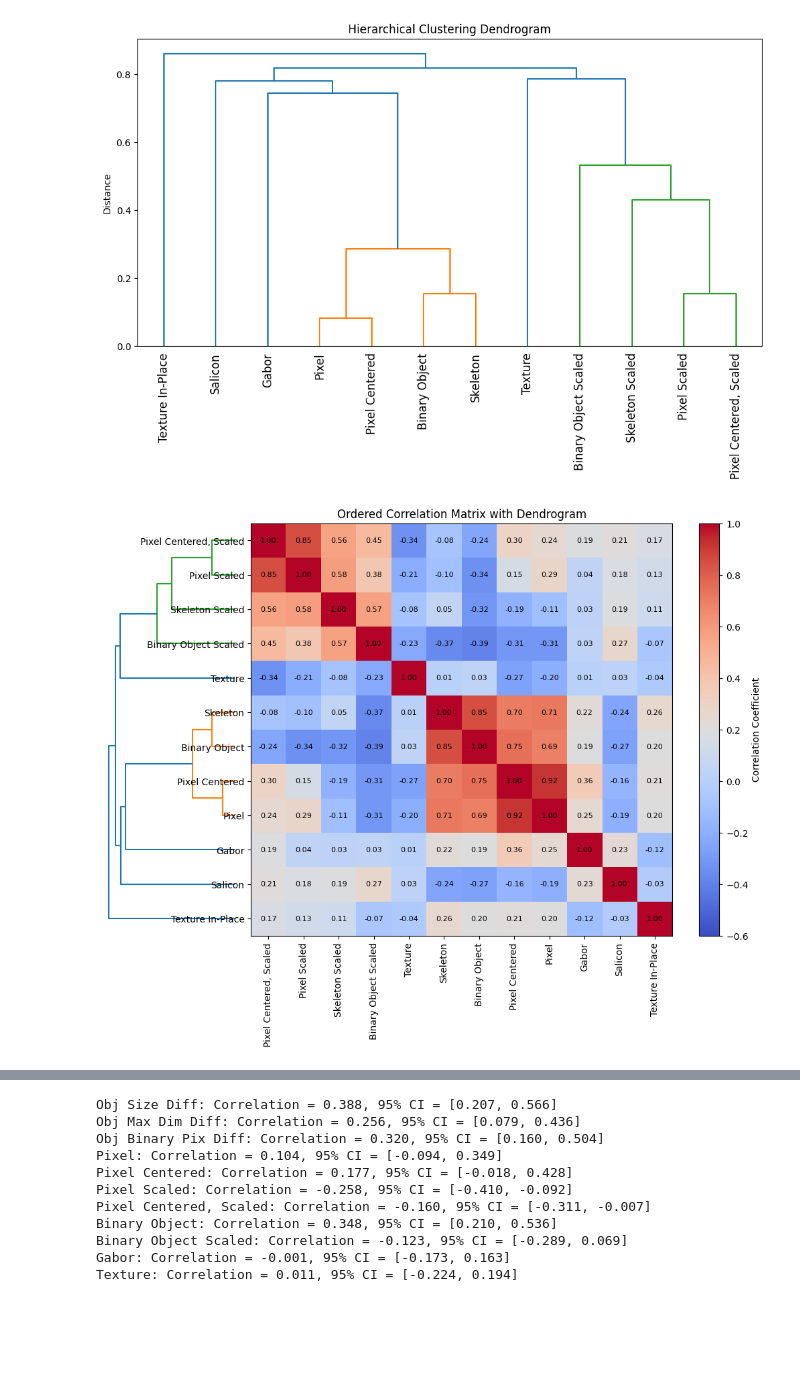
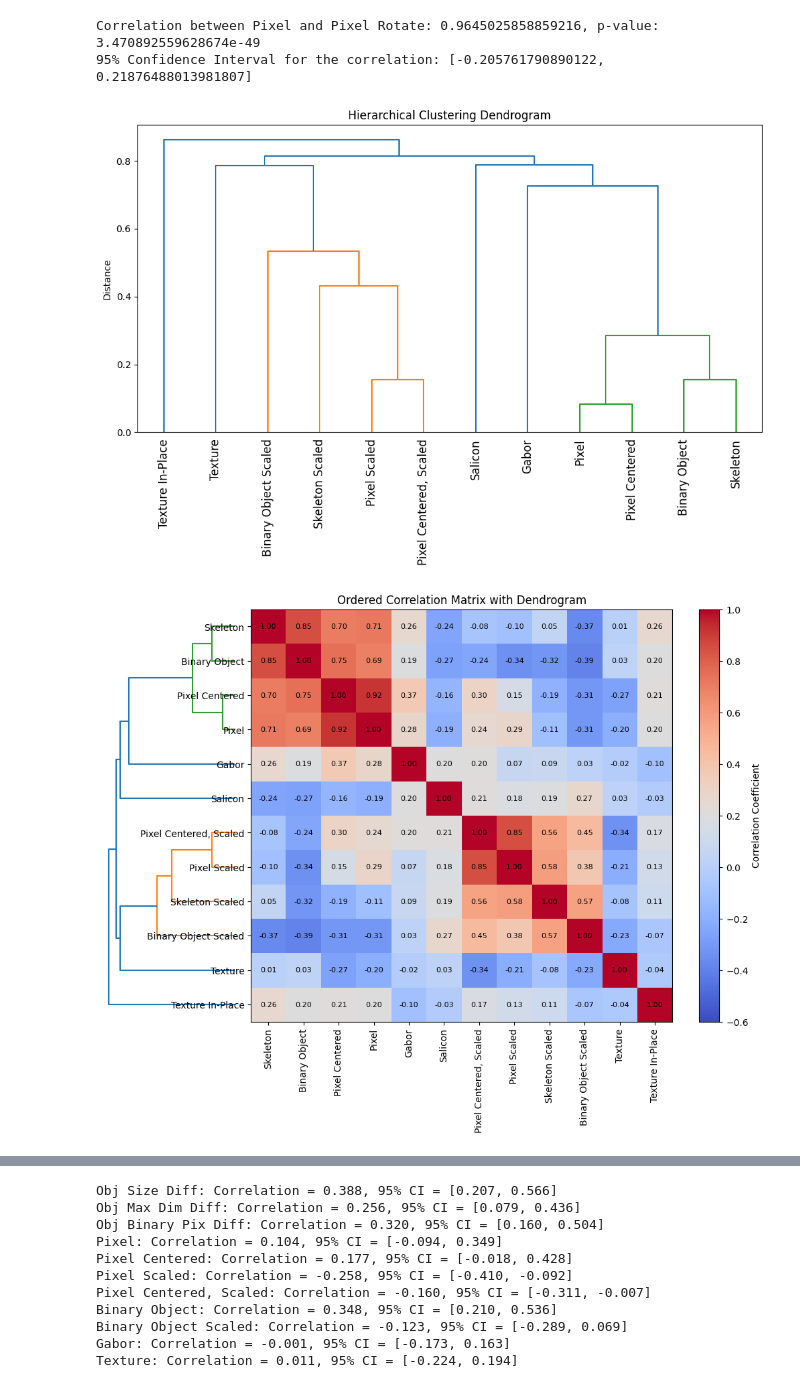
Before and after one commit to emeyer121/TreeShrewObjectRecognition, a Jupyter notebook: 5_behaviorModeling/plotModelBehavCompare.ipynb, the cells around one changed output, grey strips where cells are left out. Saved outputs shown, nothing was run; the diff lists cells and outputs as text; code cells hidden in the pictures; blank space fills up the shorter version.

```diff
--- a/5_behaviorModeling/plotModelBehavCompare.ipynb
+++ b/5_behaviorModeling/plotModelBehavCompare.ipynb
@@ -8,6 +8,7 @@ filePath = '/mnt/DataDrive3/emeyer/TreeShrewObjectRecognition/5_behaviorModeling
 taskName = 'Camel_v2_test_nn' #'Camel_v2_test_nn' 'Camel_Rhino_test_nn' 'Camel_background_matrix'
 
 df_pixel_orig = pd.read_csv(f'{filePath}distData/{taskName}/original_pixel_distances.csv', header=None)
+df_pixelrotate_orig = pd.read_csv(f'{filePath}distData/{taskName}/register_rotate_pixel_distances.csv', header=None)
 df_pixelcenter_orig = pd.read_csv(f'{filePath}distData/{taskName}/register_centered_pixel_distances.csv', header=None)
 df_pixelscale_orig = pd.read_csv(f'{filePath}distData/{taskName}/register_scaled_pixel_distances.csv', header=None)
 df_pixelcenterscale_orig = pd.read_csv(f'{filePath}distData/{taskName}/register_centered_scaled_pixel_distances.csv', header=None)
@@ -24,18 +25,46 @@ df_behavior = pd.read_csv(f'{filePath}distData/{taskName}/treeshrew_behavior.csv
 df_alexnet_cont = pd.read_csv(f'{filePath}distData/{taskName}/alexnet_mouse_distances_linear.csv', header=None)
 df_alexnet_sup = pd.read_csv(f'{filePath}distData/{taskName}/alexnet_distances_linear.csv', header=None)
 df_vgg = pd.read_csv(f'{filePath}distData/{taskName}/vgg16_distances_linear.csv', header=None)
+df_resnet = pd.read_csv(f'{filePath}distData/{taskName}/resnet50_distances_linear.csv', header=None)
 df_size_diff = pd.read_csv(f'{filePath}distData/{taskName}/size_differences.csv', header=None)
 df_maxdim_diff = pd.read_csv(f'{filePath}distData/{taskName}/original_maxdim_differences.csv', header=None)
 df_binsum_diff = pd.read_csv(f'{filePath}distData/{taskName}/original_binarysum_differences.csv', header=None)
 
 # Combine the dataframes into a single dataframe
-df_combined = pd.concat([df_behavior, df_size_diff, df_maxdim_diff, df_binsum_diff, df_pixel_orig, df_pixelcenter_orig, df_pixelscale_orig,df_pixelcenterscale_orig, df_binary_object, df_binary_object_scaled, df_gabor, df_texture, df_texture_inplace, df_skeleton, df_skeleton_scaled, df_salicon, df_alexnet_cont, df_alexnet_sup, df_vgg], axis=1, ignore_index=True)
-df_labels = ['Behavior','Obj Size Diff', 'Obj Max Dim Diff','Obj Binary Pix Diff','Pixel', 'Pixel Centered','Pixel Scaled','Pixel Centered, Scaled','Binary Object','Binary Object Scaled', 'Gabor', 'Texture','Texture In-Place', 'Skeleton','Skeleton Scaled','Salicon', 'Cont. AlexNet', 'Sup. AlexNet', 'VGG16']
+df_combined = pd.concat([df_behavior, df_size_diff, df_maxdim_diff, df_binsum_diff, df_pixel_orig, df_pixelcenter_orig, df_pixelscale_orig,df_pixelcenterscale_orig, df_binary_object, df_binary_object_scaled, df_gabor, df_texture, df_texture_inplace, df_skeleton, df_skeleton_scaled, df_salicon, df_alexnet_cont, df_alexnet_sup, df_vgg, df_resnet], axis=1, ignore_index=True)
+df_labels = ['Behavior','Obj Size Diff', 'Obj Max Dim Diff','Obj Binary Pix Diff','Pixel', 'Pixel Centered','Pixel Scaled','Pixel Centered, Scaled','Binary Object','Binary Object Scaled', 'Gabor', 'Texture','Texture In-Place', 'Skeleton','Skeleton Scaled','Salicon', 'Cont. AlexNet', 'Sup. AlexNet', 'VGG16', 'ResNet50']
+# %%
+# Correlation and p value of df_pixel_orig with df_pixeLrotate_orig
+from scipy.stats import pearsonr
+corr_pixel, p_pixel = pearsonr(df_pixel_orig[0], df_pixelrotate_orig[0])
+print(f'Correlation between Pixel and Pixel Rotate: {corr_pixel}, p-value: {p_pixel}')
+
+# Compute null distribution from bootstrapping samples
+num_bootstrap_samples = 1000
+bootstrap_correlations = []
+for _ in range(num_bootstrap_samples):
+    # Resample with replacement
+    resampled_indices1 = np.random.choice(len(df_pixel_orig), size=len(df_pixel_orig), replace=True)
+    resampled_indices2 = np.random.choice(len(df_pixel_orig), size=len(df_pixel_orig), replace=True)
+    resampled_pixel = df_pixel_orig[0].iloc[resampled_indices1]
+    resampled_pixelrotate = df_pixelrotate_orig[0].iloc[resampled_indices2]
+
+    # Compute correlation for the resampled data
+    corr, _ = pearsonr(resampled_pixel, resampled_pixelrotate)
+    bootstrap_correlations.append(corr)
+
+# Calculate confidence intervals
+lower_bound = np.percentile(bootstrap_correlations, 2.5)
+upper_bound = np.percentile(bootstrap_correlations, 97.5)
+print(f'95% Confidence Interval for the correlation: [{lower_bound}, {upper_bound}]')
+# %% [output]
+Correlation between Pixel and Pixel Rotate: 0.9645025858859216, p-value: 3.470892559628674e-49
+95% Confidence Interval for the correlation: [-0.205761790890122, 0.21876488013981807]
 # %%
 # Make correlation matrix with all columns of df_combined
-correlation_matrix = df_combined.corr().iloc[4:-3, 4:-3] # Exclude the first column (behavior)
+correlation_matrix = df_combined.corr().iloc[4:-4, 4:-4] # Exclude the first column (behavior)
 # Set the labels for the heatmap
-df_labels_red = df_labels[4:-3]  # Exclude behavior and last three models for labeling
+df_labels_red = df_labels[4:-4]  # Exclude behavior and last three models for labeling
 
 # Perform hierarchical clustering on the correlation matrix
 import scipy.cluster.hierarchy as sch
@@ -70,35 +99,35 @@ gs = gridspec.GridSpec(1, 2, width_ratios=[1, 4], wspace=0.05)
 
 # Plot dendrogram on the left
 ax_dendro = fig.add_subplot(gs[0])
 dendrogram_left = sch.dendrogram(linked, labels=df_labels_red, orientation='left', no_labels=True)
 ax_dendro.set_xticks([])
 ax_dendro.set_yticks([])
 ax_dendro.spines['top'].set_visible(False)
 ax_dendro.spines['right'].set_visible(False)
 ax_dendro.spines['bottom'].set_visible(False)
 ax_dendro.spines['left'].set_visible(False)
 
 # Plot heatmap on the right
 ax_heatmap = fig.add_subplot(gs[1])
 im = ax_heatmap.imshow(ordered_correlation_matrix, cmap='coolwarm', interpolation='nearest', vmin=-0.6, vmax=1, aspect='auto')
 for (i, j), value in np.ndenumerate(ordered_correlation_matrix):
     ax_heatmap.text(j, i, f'{value:.2f}', ha='center', va='center', color='black', fontsize=8)
 ax_heatmap.set_xticks(range(len(ordered_correlation_matrix.columns)))
 ax_heatmap.set_xticklabels(ordered_labels, rotation=90)
 ax_heatmap.set_yticks(range(len(ordered_correlation_matrix.columns)))
 ax_heatmap.set_yticklabels(ordered_labels)
 ax_heatmap.set_title('Ordered Correlation Matrix with Dendrogram')
 
 # Add colorbar
 cbar = plt.colorbar(im, ax=ax_heatmap, label='Correlation Coefficient')
 
 plt.tight_layout()
 plt.savefig(f'{filePath}figures/{taskName}_ordered_correlation_matrix_dendrogram.png', dpi=300)
 plt.savefig(f'{filePath}figures/{taskName}_ordered_correlation_matrix_dendrogram.svg', dpi=300)
 plt.show()
 # %% [output]
-[figure, old version]
+[figure, new version]
-[figure, old version]
+[figure, new version]
 # %%
 colors = ['#004d00', '#228B22', '#4CBB17', '#90EE90',  # Greens (darker to lighter)
           "#DADADA",
```
Also changed, not shown: parts of 3 cells of this notebook, 1 other file.
